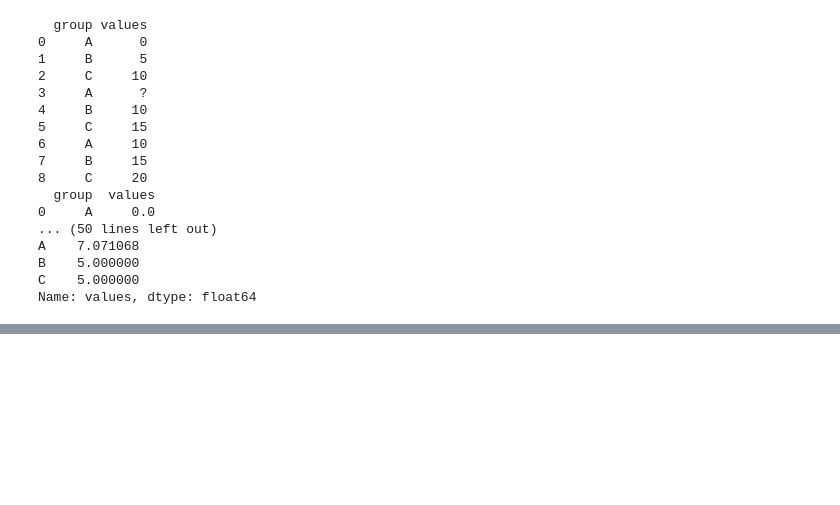
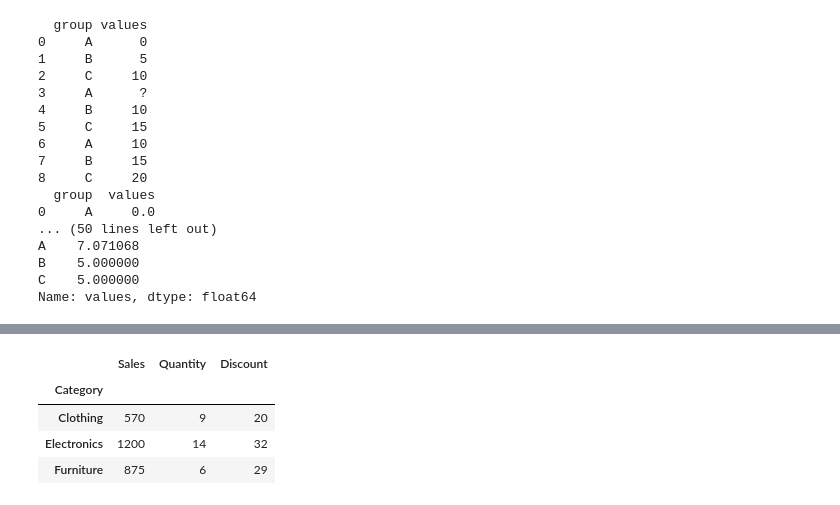
Before and after one commit to ShilpaVasista/Exploratory-Data-Analytics, a Jupyter notebook: grouping_datasets.ipynb, the cells around one changed output, grey strips where cells are left out. Saved outputs shown, nothing was run; the diff lists cells and outputs as text; code cells hidden in the pictures; blank space fills up the shorter version.

```diff
--- a/grouping_datasets.ipynb
+++ b/grouping_datasets.ipynb
@@ -281,0 +372,8 @@ Name: values, dtype: float64
+# %%
+df.groupby('Category')[df.select_dtypes(include='number').columns].sum()
+# %% [output]
+|  | Sales | Quantity | Discount |
+| Category |  |  |  |
+| Clothing | 570 | 9 | 20 |
+| Electronics | 1200 | 14 | 32 |
+| Furniture | 875 | 6 | 29 |
```
Also changed, not shown: parts of 8 cells of this notebook.
